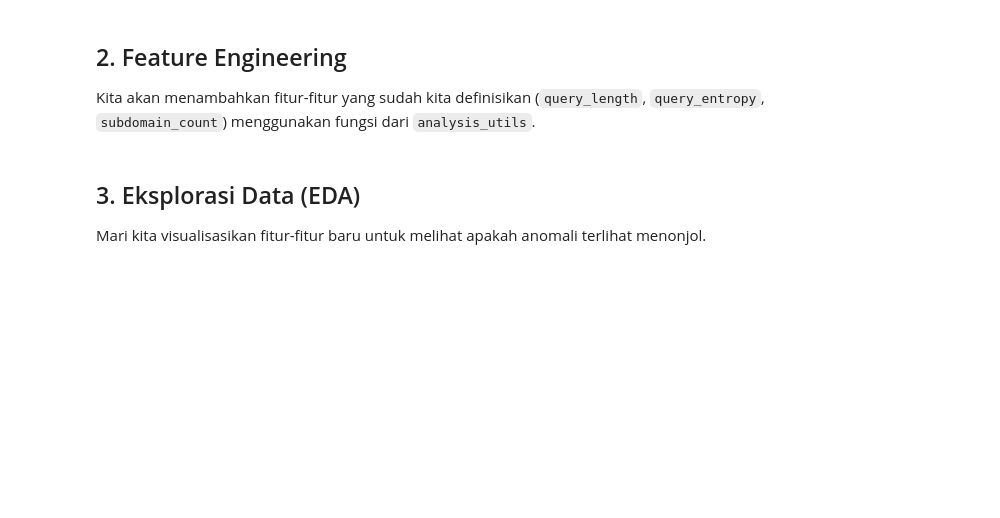
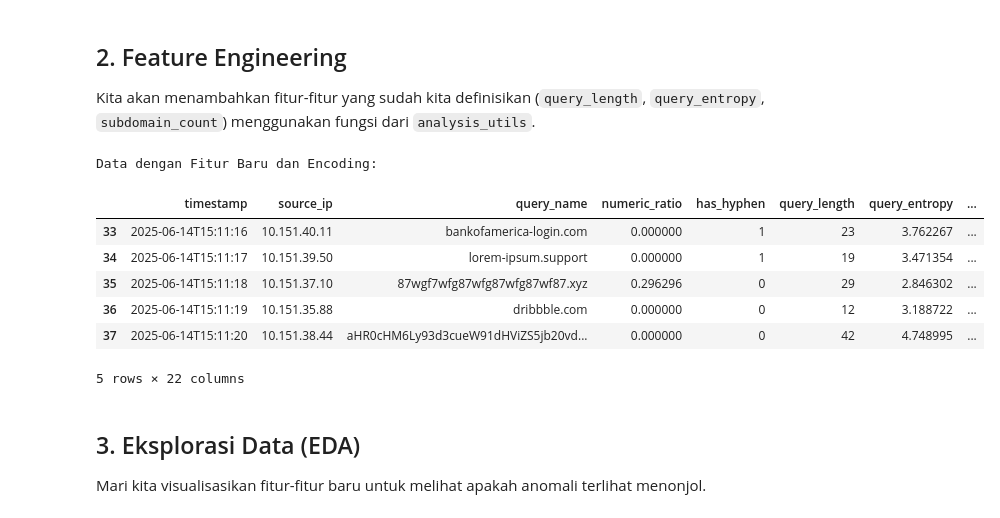
Before and after one commit to RickoMianto/FP-SOC, a Jupyter notebook: notebooks/model.ipynb, the cells around one changed output. Cells and saved outputs as stored; diff of their text form; code cells hidden in the pictures; blank space fills up the shorter version.

```diff
--- a/notebooks/model.ipynb
+++ b/notebooks/model.ipynb
@@ -34,3 +58,28 @@ df_featured.head()
+# %%
+# --- FEATURE ENGINEERING ---
+
+# 1. Buat fitur dari fungsi yang sudah ada (jika belum ada di CSV)
+# Ini memastikan konsistensi bahkan jika CSV tidak memiliki fitur ini
+df_featured = df.copy()
+df_featured['query_length'] = df_featured['query_name'].str.len()
+df_featured['query_entropy'] = df_featured['query_name'].apply(calculate_entropy)
+df_featured['subdomain_count'] = df_featured['query_name'].str.count('\\.')
+
+# 2. Lakukan One-Hot Encoding pada fitur kategorikal 'tld'
+df_featured = pd.get_dummies(df_featured, columns=['tld'], prefix='tld')
+
+print("Data dengan Fitur Baru dan Encoding:")
+# Tampilkan beberapa kolom terakhir untuk melihat hasil encoding
+df_featured.tail()
+# %% [output]
+Data dengan Fitur Baru dan Encoding:
+|  | timestamp | source_ip | query_name | numeric_ratio | has_hyphen | query_length | query_entropy | ... |
+| 33 | 2025-06-14T15:11:16 | 10.151.40.11 | bankofamerica-login.com | 0.000000 | 1 | 23 | 3.762267 | ... |
+| 34 | 2025-06-14T15:11:17 | 10.151.39.50 | lorem-ipsum.support | 0.000000 | 1 | 19 | 3.471354 | ... |
+| 35 | 2025-06-14T15:11:18 | 10.151.37.10 | 87wgf7wfg87wfg87wfg87wf87.xyz | 0.296296 | 0 | 29 | 2.846302 | ... |
+| 36 | 2025-06-14T15:11:19 | 10.151.35.88 | dribbble.com | 0.000000 | 0 | 12 | 3.188722 | ... |
+| 37 | 2025-06-14T15:11:20 | 10.151.38.44 | aHR0cHM6Ly93d3cueW91dHViZS5jb20vd... | 0.000000 | 0 | 42 | 4.748995 | ... |
+5 rows × 22 columns
 # %% [markdown]
 ## 3. Eksplorasi Data (EDA)
 Mari kita visualisasikan fitur-fitur baru untuk melihat apakah anomali terlihat menonjol.
```
Also changed, not shown: parts of 7 cells of this notebook, 2 other files.
